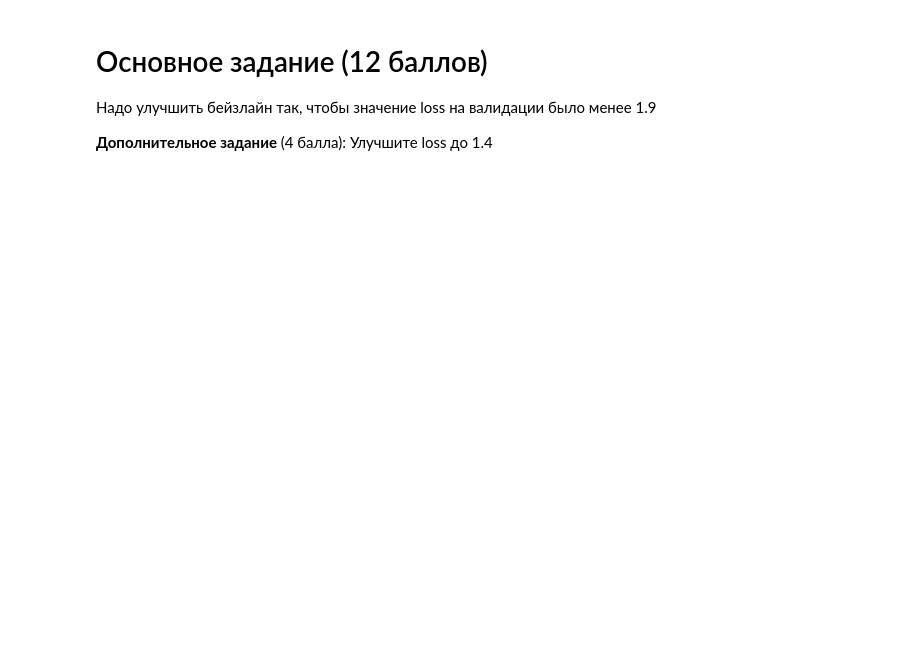
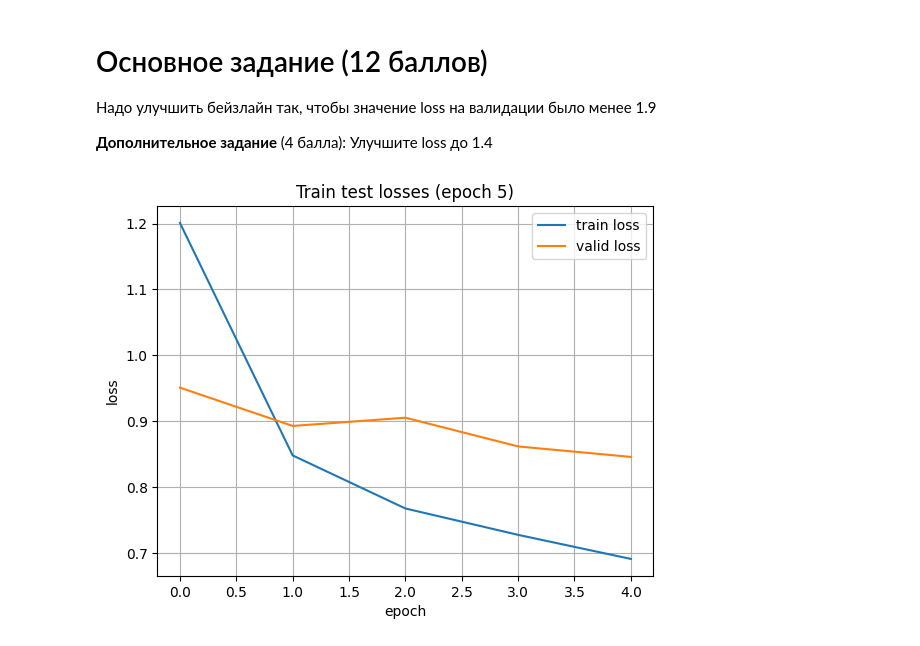
Before and after one commit to medbar/asr_itmo24, a Jupyter notebook: asr_lab3.ipynb, the cells around one changed output. Saved outputs shown, nothing was run; the diff lists cells and outputs as text; code cells hidden in the pictures; blank space fills up the shorter version.

```diff
--- a/asr_lab3.ipynb
+++ b/asr_lab3.ipynb
@@ -392,7 +470,13 @@ class AModel(nn.Module):
         # к результату прибавляются позиционные эмбединги.
         # Далее фреймы обрабатываются трансформером
         # и финализируются с помощью головы
-        pass
+        x = self.input_ff(feats)
+        # тензор с индексами позиций во входной последовательности
+        positions = torch.arange(0, x.size(0), device=x.device).unsqueeze(1)
+        positional_embeddings = self.positional_encoding(positions).expand(-1, x.size(1), -1)
+        x = x + positional_embeddings
+        x = self.encoder(x, src_key_padding_mask=src_key_padding_mask)
+        logits = self.head(x)
 
         return logits # (Time, Batch, Phones)
 # %% [markdown]
@@ -549,0 +726,13 @@ torch.save(results, 'baseline.trainer')
+# %%
+class Wav2Vec2BasedModel(nn.Module):
+    def __init__(self, model_name, out_dim):
+        super(Wav2Vec2BasedModel, self).__init__()
+        self.wav2vec2 = Wav2Vec2Model.from_pretrained(model_name)
+        self.linear = nn.Linear(in_features=768, out_features=out_dim)
+
+    def forward(self, feats):
+        feats = feats.squeeze(dim=-1).transpose(0, 1)
+        features = self.wav2vec2(feats).last_hidden_state
+        output = self.linear(features)
+
+        return output
@@ -549,0 +827,25 @@ torch.save(results, 'baseline.trainer')
+# %%
+model_name = "OthmaneJ/distil-wav2vec2"
+# %%
+def experiment():
+    # Запуск полноценного обучения модели
+    # TODO: Тюнинг гиперпараметров
+    fe = Wav2Vec2FeatureExtractor.from_pretrained(model_name)
+    test_dataset = FeatsPhoneDataset('timit/data/TEST/', feature_extractor=fe, phone2id=PHONE2ID)
+    train_dataset = FeatsPhoneDataset('timit/data/TRAIN/', feature_extractor=fe, phone2id=PHONE2ID)
+    train_dataloader = torch.utils.data.DataLoader(train_dataset, batch_size=1,
+                                               num_workers=4, collate_fn=train_dataset.collate_pad, shuffle=True)
+    test_dataloader = torch.utils.data.DataLoader(test_dataset, batch_size=1,
+                                               num_workers=4, collate_fn=test_dataset.collate_pad, shuffle=False)
+
+    trainer = Trainer(model=Wav2Vec2BasedModel(model_name=model_name,
+                                               out_dim=max(PHONE2ID.values()) + 1),
+                     fe=fe,
+                     phone2id=PHONE2ID, device='cuda')
+    trainer.fit(train_dataloader, epochs=5, valid_dataloader=test_dataloader, plot_losses=True)
+
+    return trainer.to('cpu')
+# %%
+wav2vec2_results = experiment()
+# %% [output]
+[figure, added]
```
Also changed, not shown: parts of 21 cells of this notebook.
